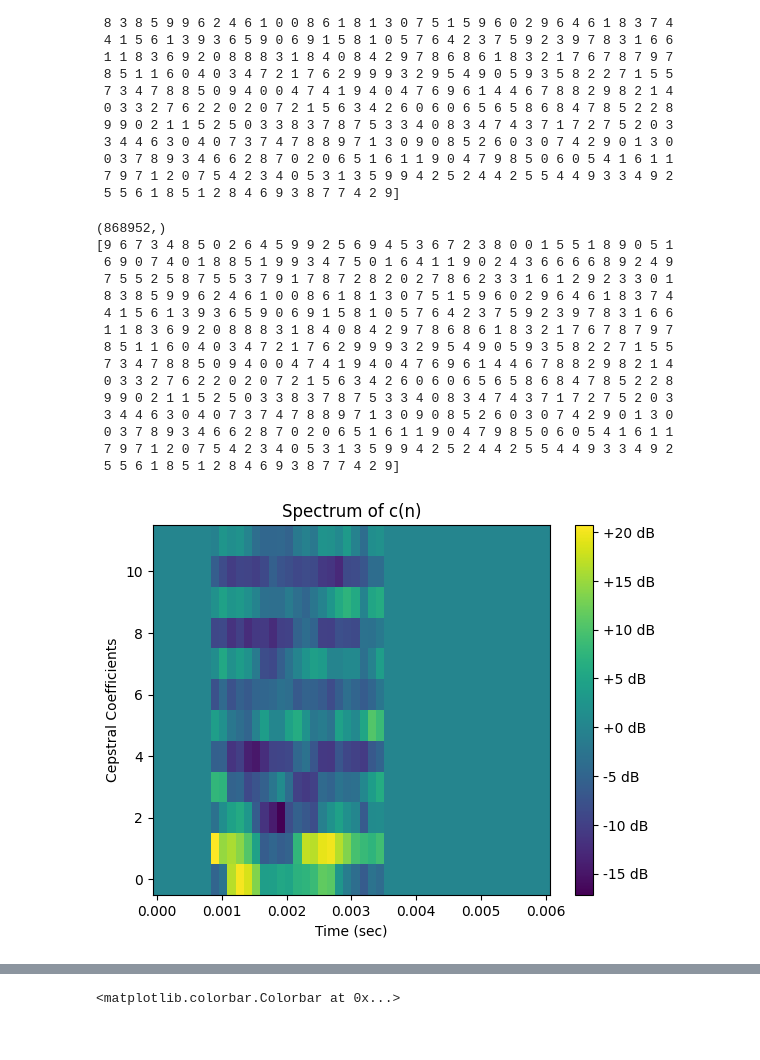
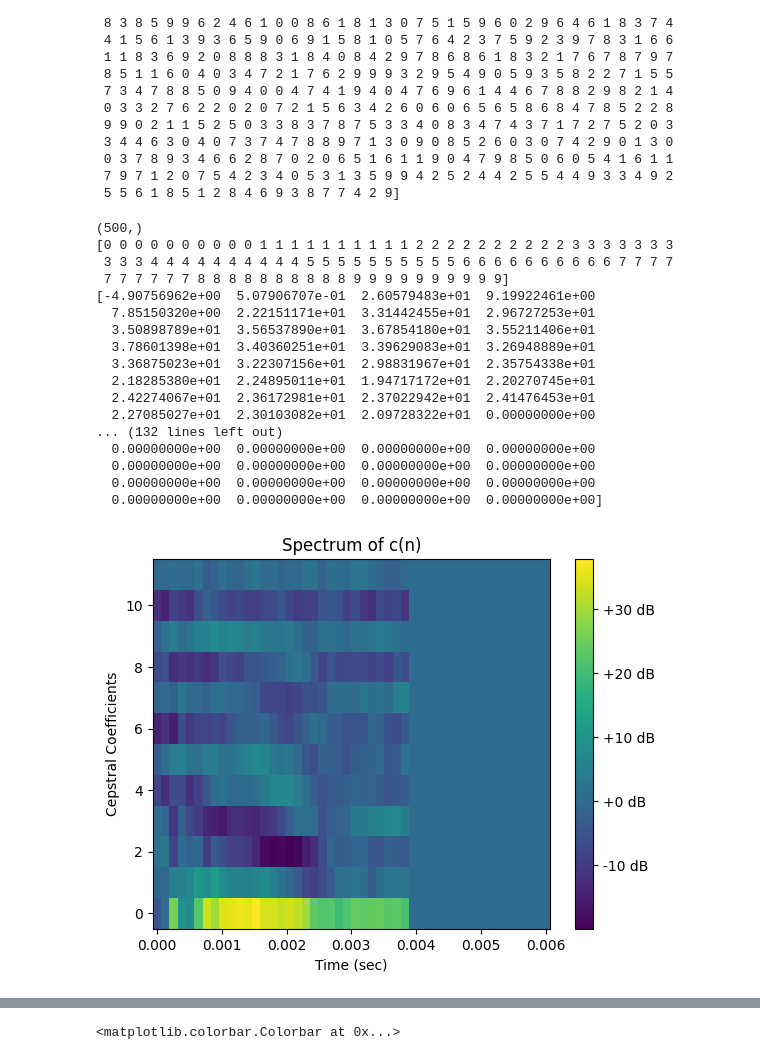
Before and after one commit to jorgejc2/MusicClassification, a Jupyter notebook: recurrent_neural_network.ipynb, the cells around one changed output, grey strips where cells are left out. Saved outputs shown, nothing was run; the diff lists cells and outputs as text; code cells hidden in the pictures.

```diff
--- a/recurrent_neural_network.ipynb
+++ b/recurrent_neural_network.ipynb
@@ -506,3 +596,11 @@ for i in range(1):
+# %%
+train_set = np.zeros((len(l_train_set),nn_data_rows*nn_data_cols),dtype=np.float64)
+dev_set = np.zeros((len(l_dev_set),nn_data_rows*nn_data_cols), dtype=np.float64)
+for i in range(len(l_train_set)):
+    train_set[i] = l_train_set[i].ravel()
+
+for i in range(len(l_dev_set)):
+    dev_set[i] = l_dev_set[i].ravel()
 # %%
 print(len(l_train_set))
 print(len(l_dev_set))
@@ -570,38 +665,41 @@ l_dev_set = None
 # %%
 """
 Run this block to check some of the outputs from the block above
 """
 check_output = True
 if check_output:
     print(l_train_labels.shape)
     print(l_dev_set_labels)
+    print(train_set[80])
 
     t_time = nn_data_cols / fs
-    data = np.resize(train_set[101],(nn_data_rows, nn_data_cols))
+    data = np.resize(train_set[80],(nn_data_rows, nn_data_cols))
     t = np.linspace(0, t_time, nn_data_cols)
     n = np.arange(nn_data_rows)
     plt.title("Spectrum of c(n)")
     plt.ylabel("Cepstral Coefficients")
     plt.xlabel("Time (sec)")
     plt.pcolormesh(t, n, data)
     plt.colorbar(format="%+2.f dB")
 # %% [output]
-(868952,)
-[9 6 7 3 4 8 5 0 2 6 4 5 9 9 2 5 6 9 4 5 3 6 7 2 3 8 0 0 1 5 5 1 8 9 0 5 1
- 6 9 0 7 4 0 1 8 8 5 1 9 9 3 4 7 5 0 1 6 4 1 1 9 0 2 4 3 6 6 6 6 8 9 2 4 9
- 7 5 5 2 5 8 7 5 5 3 7 9 1 7 8 7 2 8 2 0 2 7 8 6 2 3 3 1 6 1 2 9 2 3 3 0 1
- 8 3 8 5 9 9 6 2 4 6 1 0 0 8 6 1 8 1 3 0 7 5 1 5 9 6 0 2 9 6 4 6 1 8 3 7 4
- 4 1 5 6 1 3 9 3 6 5 9 0 6 9 1 5 8 1 0 5 7 6 4 2 3 7 5 9 2 3 9 7 8 3 1 6 6
- 1 1 8 3 6 9 2 0 8 8 8 3 1 8 4 0 8 4 2 9 7 8 6 8 6 1 8 3 2 1 7 6 7 8 7 9 7
- 8 5 1 1 6 0 4 0 3 4 7 2 1 7 6 2 9 9 9 3 2 9 5 4 9 0 5 9 3 5 8 2 2 7 1 5 5
- 7 3 4 7 8 8 5 0 9 4 0 0 4 7 4 1 9 4 0 4 7 6 9 6 1 4 4 6 7 8 8 2 9 8 2 1 4
- 0 3 3 2 7 6 2 2 0 2 0 7 2 1 5 6 3 4 2 6 0 6 0 6 5 6 5 8 6 8 4 7 8 5 2 2 8
- 9 9 0 2 1 1 5 2 5 0 3 3 8 3 7 8 7 5 3 3 4 0 8 3 4 7 4 3 7 1 7 2 7 5 2 0 3
- 3 4 4 6 3 0 4 0 7 3 7 4 7 8 8 9 7 1 3 0 9 0 8 5 2 6 0 3 0 7 4 2 9 0 1 3 0
- 0 3 7 8 9 3 4 6 6 2 8 7 0 2 0 6 5 1 6 1 1 9 0 4 7 9 8 5 0 6 0 5 4 1 6 1 1
- 7 9 7 1 2 0 7 5 4 2 3 4 0 5 3 1 3 5 9 9 4 2 5 2 4 4 2 5 5 4 4 9 3 3 4 9 2
- 5 5 6 1 8 5 1 2 8 4 6 9 3 8 7 7 4 2 9]
+(500,)
+[0 0 0 0 0 0 0 0 0 0 1 1 1 1 1 1 1 1 1 1 2 2 2 2 2 2 2 2 2 2 3 3 3 3 3 3 3
+ 3 3 3 4 4 4 4 4 4 4 4 4 4 5 5 5 5 5 5 5 5 5 5 6 6 6 6 6 6 6 6 6 6 7 7 7 7
+ 7 7 7 7 7 7 8 8 8 8 8 8 8 8 8 8 9 9 9 9 9 9 9 9 9 9]
+[-4.90756962e+00  5.07906707e-01  2.60579483e+01  9.19922461e+00
+  7.85150320e+00  2.22151171e+01  3.31442455e+01  2.96727253e+01
+  3.50898789e+01  3.56537890e+01  3.67854180e+01  3.55211406e+01
+  3.78601398e+01  3.40360251e+01  3.39629083e+01  3.26948889e+01
+  3.36875023e+01  3.22307156e+01  2.98831967e+01  2.35754338e+01
+  2.18285380e+01  2.24895011e+01  1.94717172e+01  2.20270745e+01
+  2.42274067e+01  2.36172981e+01  2.37022942e+01  2.41476453e+01
+  2.27085027e+01  2.30103082e+01  2.09728322e+01  0.00000000e+00
+... (132 lines left out)
+  0.00000000e+00  0.00000000e+00  0.00000000e+00  0.00000000e+00
+  0.00000000e+00  0.00000000e+00  0.00000000e+00  0.00000000e+00
+  0.00000000e+00  0.00000000e+00  0.00000000e+00  0.00000000e+00
+  0.00000000e+00  0.00000000e+00  0.00000000e+00  0.00000000e+00]
-[figure, old version]
+[figure, new version]
 # %%
 def compute_accuracies(predicted_labels, dev_set, dev_labels):
     yhats = predicted_labels
```
Also changed, not shown: parts of 12 cells of this notebook, 1 other file.
